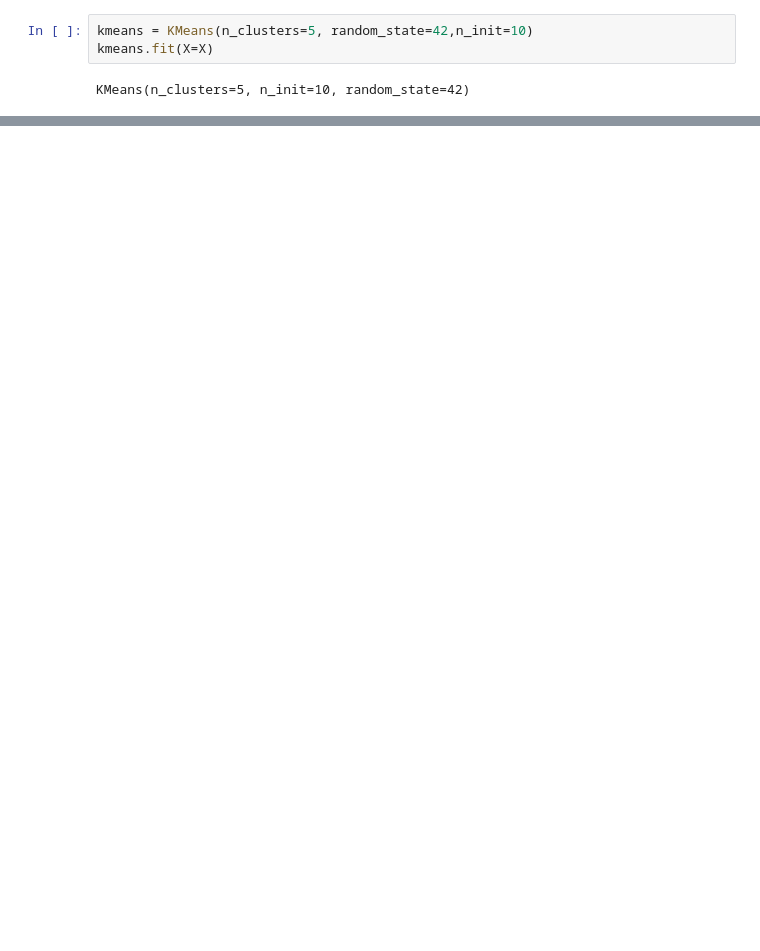
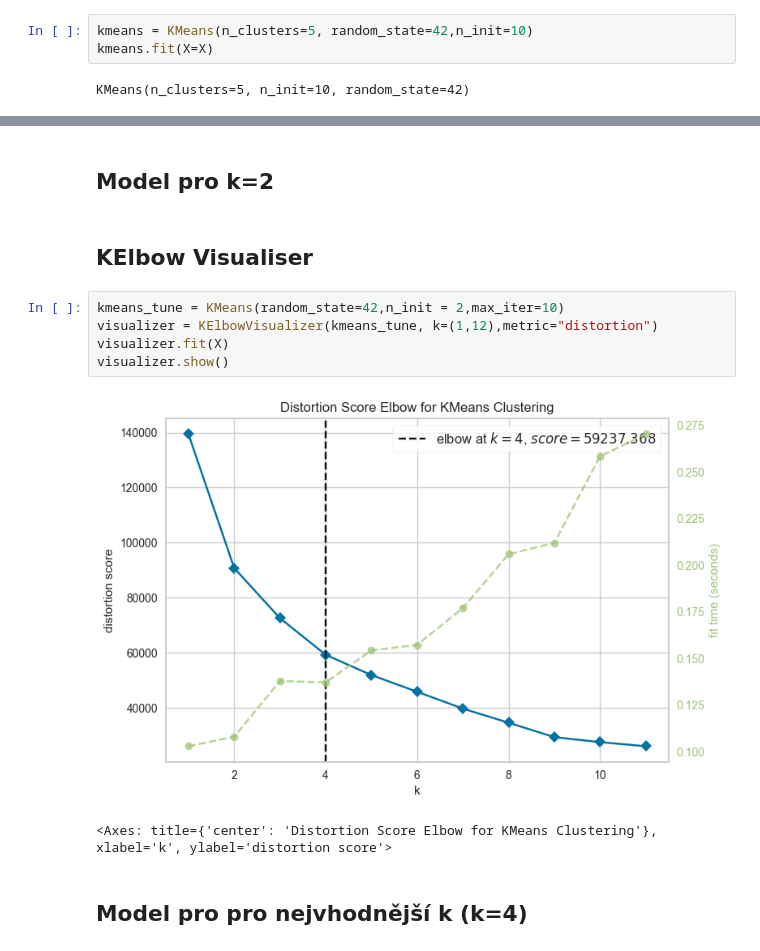
Before and after one commit to Filip-Dvorak/ZYZZ, a Jupyter notebook: Clustering.ipynb, the cells around one changed output, grey strips where cells are left out. Cells and saved outputs as stored; diff of their text form; blank space fills up the shorter version.

Commit message:
KElbow visualiser

```diff
--- a/Clustering.ipynb
+++ b/Clustering.ipynb
@@ -132,0 +125,14 @@ plt.show()
+# %% [markdown]
+## Model pro k=2
+# %% [markdown]
+## KElbow Visualiser
+# %%
+kmeans_tune = KMeans(random_state=42,n_init = 2,max_iter=10)
+visualizer = KElbowVisualizer(kmeans_tune, k=(1,12),metric="distortion")
+visualizer.fit(X)
+visualizer.show()
+# %% [output]
+[figure, added]
+<Axes: title={'center': 'Distortion Score Elbow for KMeans Clustering'}, xlabel='k', ylabel='distortion score'>
+# %% [markdown]
+## Model pro pro nejvhodnější k (k=4)
```
Also changed, not shown: parts of 6 cells of this notebook.
